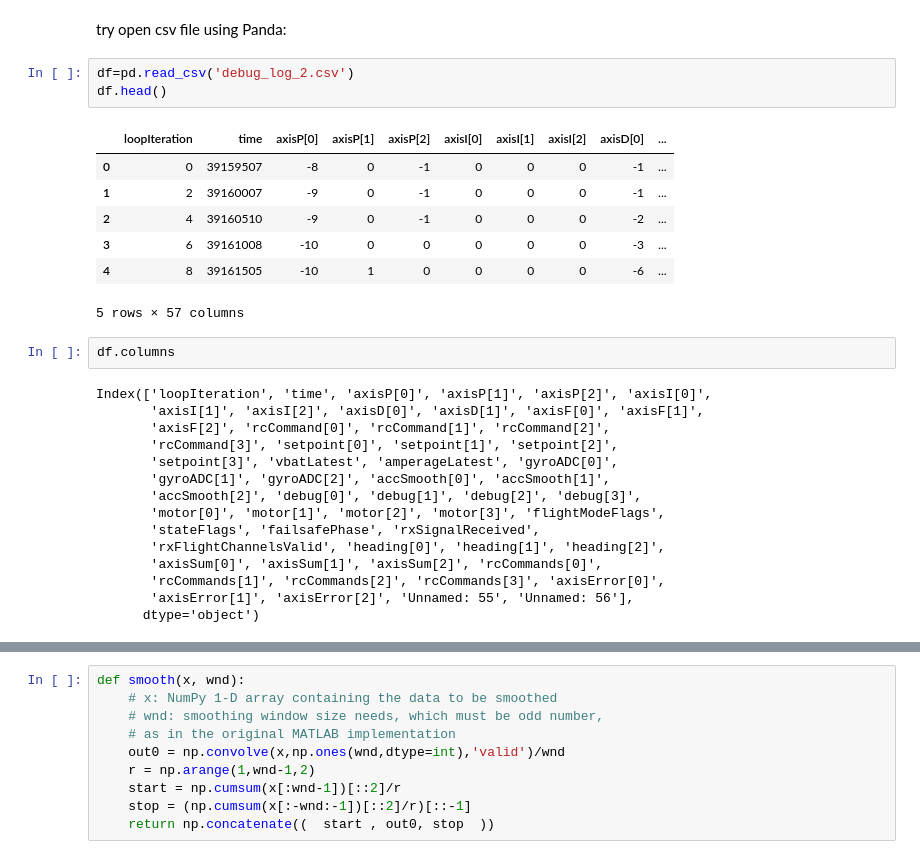
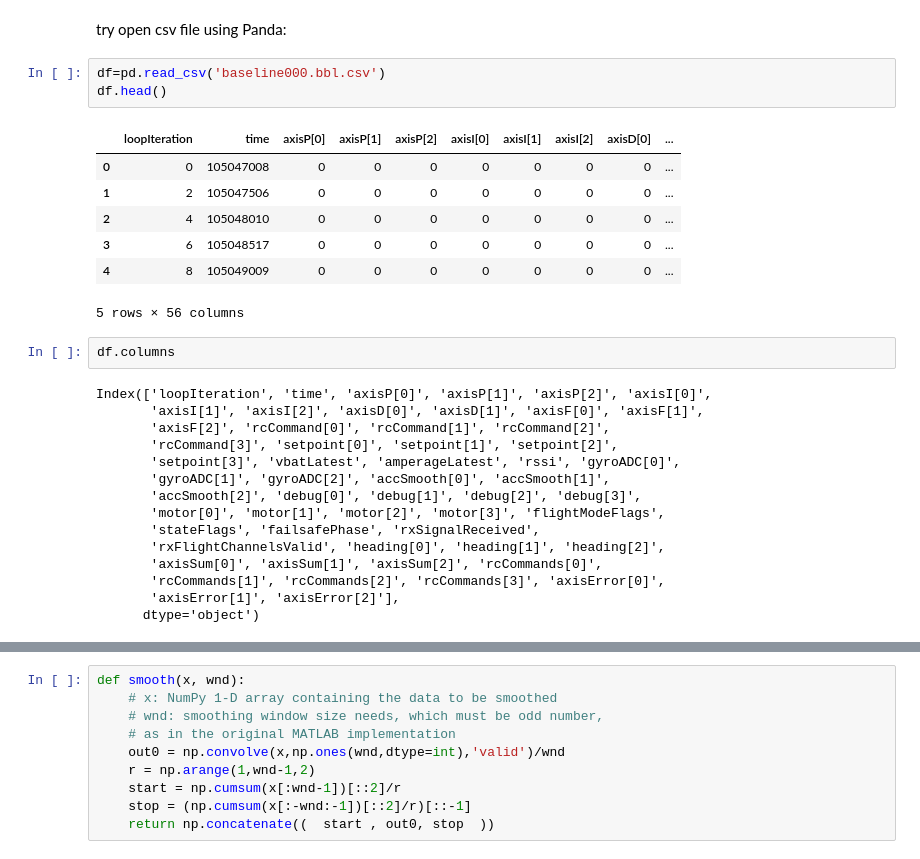
Before and after one commit to pitronicteam/pyPIDtoolbox, a Jupyter notebook: FFT.ipynb, the cells around one changed output, grey strips where cells are left out. Cells and saved outputs as stored; diff of their text form.

```diff
--- a/FFT.ipynb
+++ b/FFT.ipynb
@@ -16,16 +16,16 @@ import os
 # %% [markdown]
 try open csv file using Panda:
 # %%
-df=pd.read_csv('debug_log_2.csv')
+df=pd.read_csv('baseline000.bbl.csv')
 df.head()
 # %% [output]
 |  | loopIteration | time | axisP[0] | axisP[1] | axisP[2] | axisI[0] | axisI[1] | axisI[2] | axisD[0] | ... |
-| 0 | 0 | 39159507 | -8 | 0 | -1 | 0 | 0 | 0 | -1 | ... |
-| 1 | 2 | 39160007 | -9 | 0 | -1 | 0 | 0 | 0 | -1 | ... |
-| 2 | 4 | 39160510 | -9 | 0 | -1 | 0 | 0 | 0 | -2 | ... |
-| 3 | 6 | 39161008 | -10 | 0 | 0 | 0 | 0 | 0 | -3 | ... |
-| 4 | 8 | 39161505 | -10 | 1 | 0 | 0 | 0 | 0 | -6 | ... |
+| 0 | 0 | 105047008 | 0 | 0 | 0 | 0 | 0 | 0 | 0 | ... |
+| 1 | 2 | 105047506 | 0 | 0 | 0 | 0 | 0 | 0 | 0 | ... |
+| 2 | 4 | 105048010 | 0 | 0 | 0 | 0 | 0 | 0 | 0 | ... |
+| 3 | 6 | 105048517 | 0 | 0 | 0 | 0 | 0 | 0 | 0 | ... |
+| 4 | 8 | 105049009 | 0 | 0 | 0 | 0 | 0 | 0 | 0 | ... |
-5 rows × 57 columns
+5 rows × 56 columns
 # %%
 df.columns
 # %% [output]
@@ -33,7 +33,7 @@ Index(['loopIteration', 'time', 'axisP[0]', 'axisP[1]', 'axisP[2]', 'axisI[0]',
        'axisI[1]', 'axisI[2]', 'axisD[0]', 'axisD[1]', 'axisF[0]', 'axisF[1]',
        'axisF[2]', 'rcCommand[0]', 'rcCommand[1]', 'rcCommand[2]',
        'rcCommand[3]', 'setpoint[0]', 'setpoint[1]', 'setpoint[2]',
-       'setpoint[3]', 'vbatLatest', 'amperageLatest', 'gyroADC[0]',
+       'setpoint[3]', 'vbatLatest', 'amperageLatest', 'rssi', 'gyroADC[0]',
        'gyroADC[1]', 'gyroADC[2]', 'accSmooth[0]', 'accSmooth[1]',
        'accSmooth[2]', 'debug[0]', 'debug[1]', 'debug[2]', 'debug[3]',
        'motor[0]', 'motor[1]', 'motor[2]', 'motor[3]', 'flightModeFlags',
@@ -41,7 +41,7 @@ Index(['loopIteration', 'time', 'axisP[0]', 'axisP[1]', 'axisP[2]', 'axisI[0]',
        'rxFlightChannelsValid', 'heading[0]', 'heading[1]', 'heading[2]',
        'axisSum[0]', 'axisSum[1]', 'axisSum[2]', 'rcCommands[0]',
        'rcCommands[1]', 'rcCommands[2]', 'rcCommands[3]', 'axisError[0]',
-       'axisError[1]', 'axisError[2]', 'Unnamed: 55', 'Unnamed: 56'],
+       'axisError[1]', 'axisError[2]'],
       dtype='object')
 # %%
 
```
Also changed, not shown: parts of 9 cells of this notebook.
